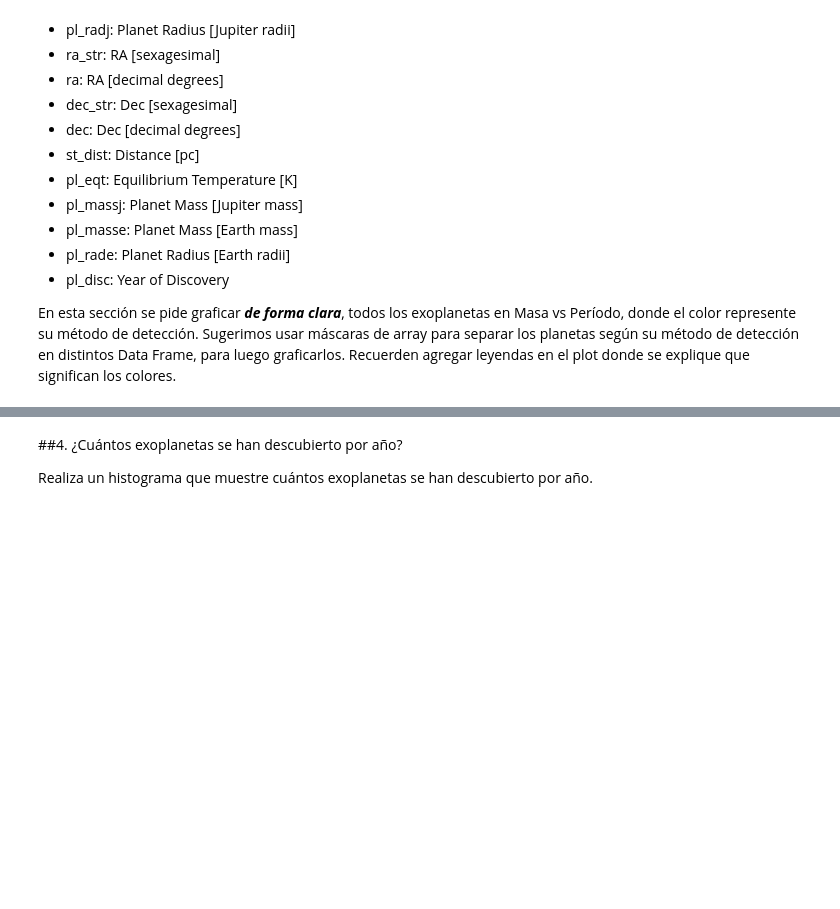
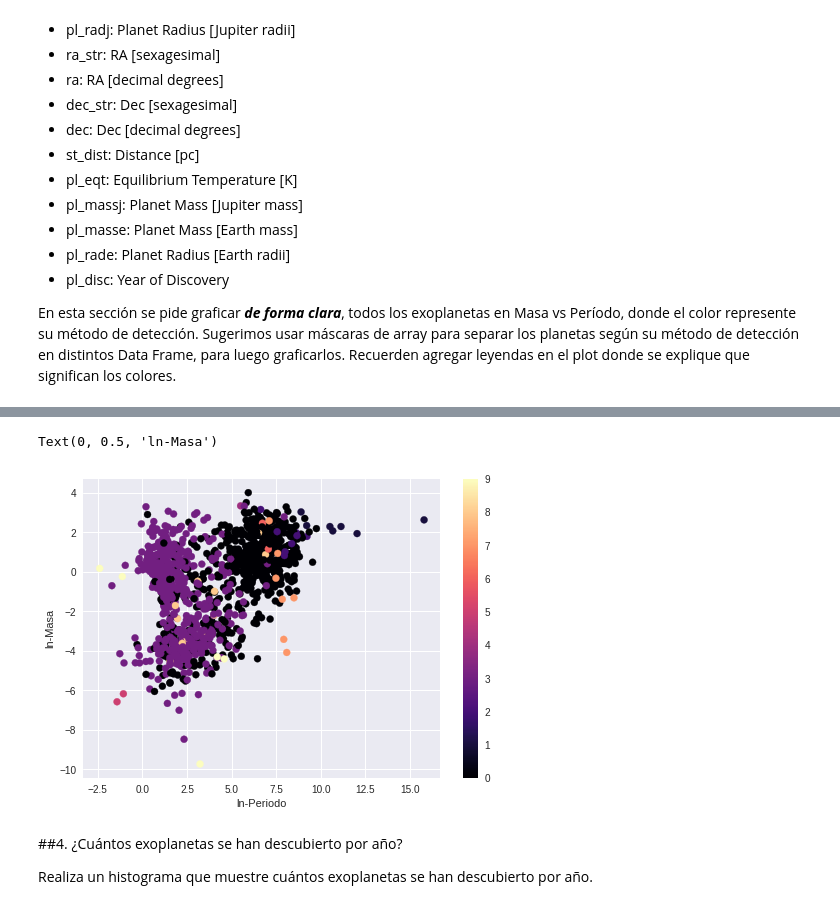
Before and after one commit to DiegoRomanCortes/minitarea3, a Jupyter notebook: minitarea3.ipynb, the cells around one changed output, grey strips where cells are left out. Drawn from its saved outputs; the diff is of its cells as text; code cells hidden in the pictures; blank space fills up the shorter version.

Commit message:
logré graficar en la seccion 3, falta reconvertir los numeros a su metodo

```diff
--- a/minitarea3.ipynb
+++ b/minitarea3.ipynb
@@ -195,0 +190,42 @@ planetas = pd.read_csv(archivo, comment="#")
+# %%
+# Importamos Pandas y cargamos el archivo planets.csv
+import pandas as pd
+
+archivo = download_file('https://raw.githubusercontent.com/piacortes/astroclases/master/planets.csv?token=AXWBlnRlbOADXAfY-qtBxFJQ3SugzCucks5cpBbnwA%3D%3D')
+planetas = pd.read_csv(archivo, comment="#")
+
+# Graficar plot
+data = {'masa':np.log(planetas.pl_bmassj),'periodo':np.log(planetas.pl_orbper),'metodo':planetas.pl_discmethod}
+df = pd.DataFrame(data,columns=['masa','periodo','metodo'])
+
+
+#lista con los metodos distintos
+metodos=[]
+i=0
+
+while i < len(df):
+  if df.metodo[i] not in metodos:
+    metodos.append(df.metodo[i])
+  i=i+1
+
+#diccionario que asigna a cada metodo un numero
+dic={}
+i = 0
+while i < len(metodos):
+  dic[metodos[i]]=i
+  i = i + 1
+
+#funcion que convierte cada elemento a su definicion
+def conv(met):
+  con = []
+  i=0
+  while i < len(met):
+    con.append(dic[met[i]])
+    i=i+1
+  return con
+
+plt.scatter(df.periodo,df.masa,c=conv(df.metodo),cmap='magma')
+plt.colorbar()
+plt.xlabel('ln-Periodo')
+plt.ylabel('ln-Masa')
+# %% [output]
@@ -196,3 +233,5 @@ planetas = pd.read_csv(archivo, comment="#")
+Text(0, 0.5, 'ln-Masa')
+[figure, added]
 # %% [markdown]
 ##4. ¿Cuántos exoplanetas se han descubierto por año?
 
```
Also changed, not shown: parts of 3 cells of this notebook.
